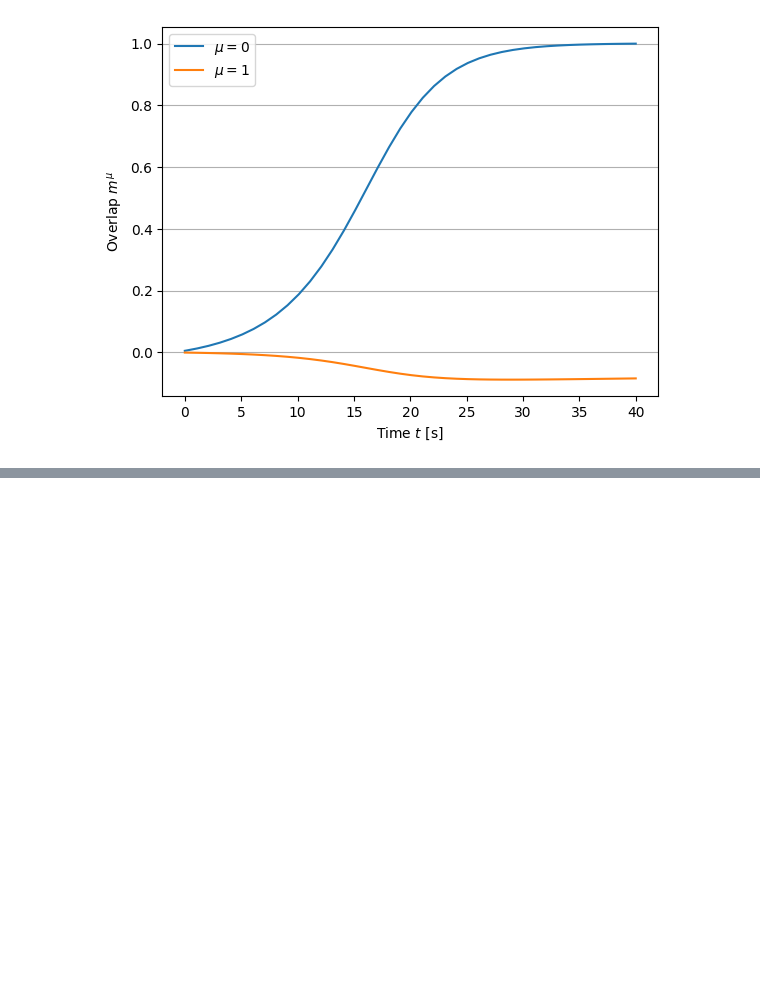
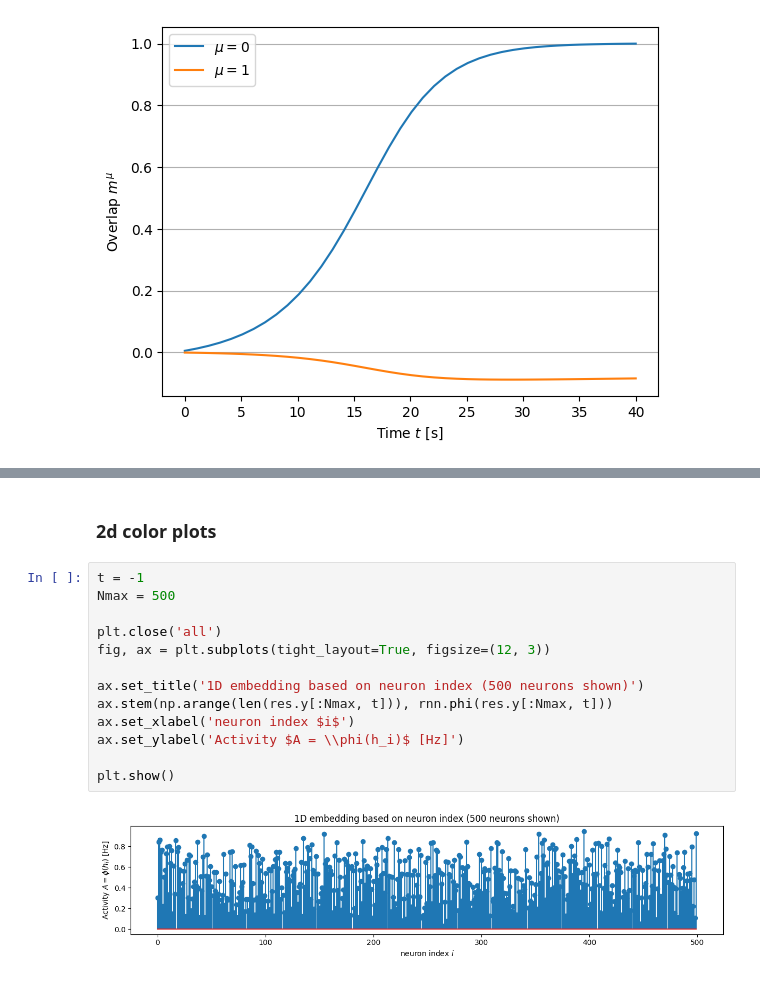
Before and after one commit to ninivert/lcnthesis, a Jupyter notebook: notebooks/embedding_d=2.ipynb, the cells around one changed output, grey strips where cells are left out. Drawn from its saved outputs; the diff is of its cells as text; blank space fills up the shorter version.

```diff
--- a/notebooks/embedding_d=2.ipynb
+++ b/notebooks/embedding_d=2.ipynb
@@ -53,0 +69,17 @@ plot_overlap_trajectory(rnn, res);
+# %% [markdown]
+### 2d color plots
+# %%
+t = -1
+Nmax = 500
+
+plt.close('all')
+fig, ax = plt.subplots(tight_layout=True, figsize=(12, 3))
+
+ax.set_title('1D embedding based on neuron index (500 neurons shown)')
+ax.stem(np.arange(len(res.y[:Nmax, t])), rnn.phi(res.y[:Nmax, t]))
+ax.set_xlabel('neuron index $i$')
+ax.set_ylabel('Activity $A = \\phi(h_i)$ [Hz]')
+
+plt.show()
+# %% [output]
+[figure, added]
```
Also changed, not shown: parts of 18 cells of this notebook, 2 other files.
